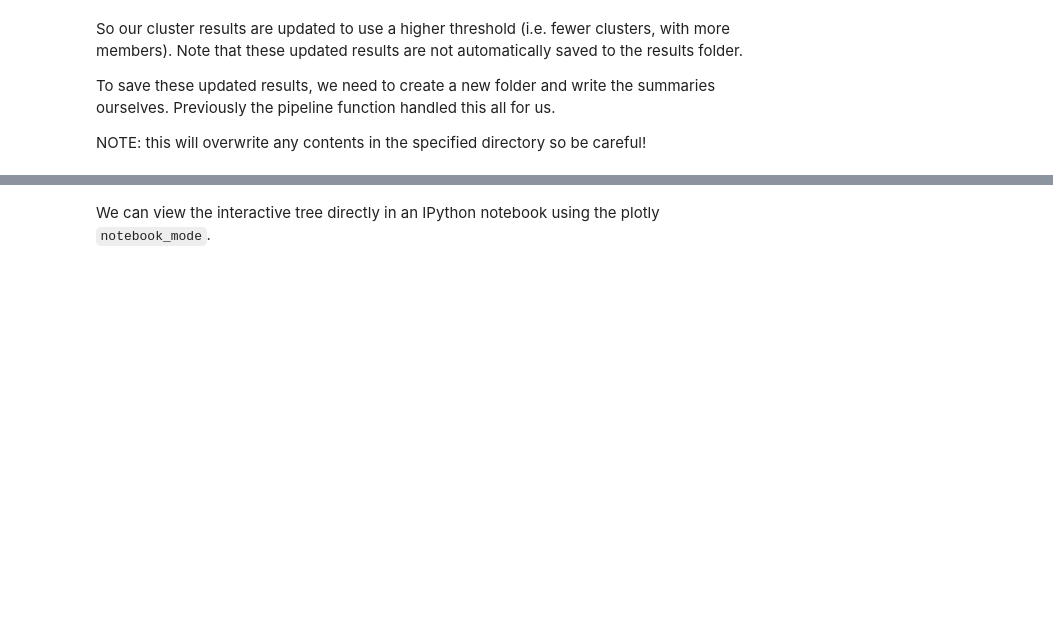
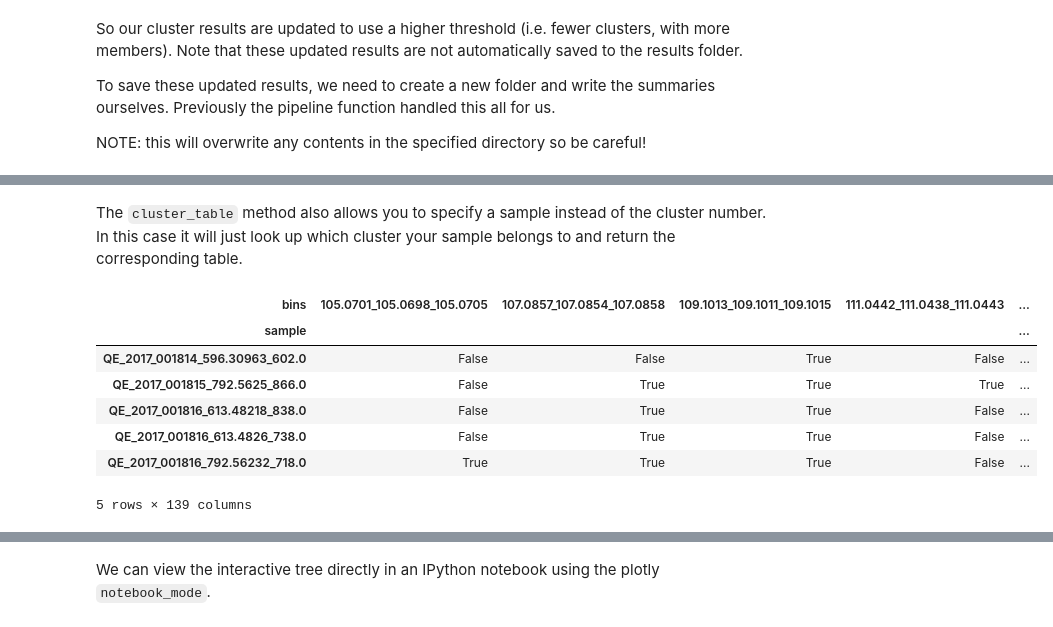
Before and after one commit to ccdmb/BioDendro, a Jupyter notebook: quick-start-example.ipynb, the cells around one changed output, grey strips where cells are left out. Saved outputs shown, nothing was run; the diff lists cells and outputs as text; code cells hidden in the pictures; blank space fills up the shorter version.

```diff
--- a/quick-start-example.ipynb
+++ b/quick-start-example.ipynb
@@ -89,0 +129,14 @@ tree.write_summaries(path="results")
+# %% [markdown]
+The `cluster_table` method also allows you to specify a sample instead of the cluster number.
+In this case it will just look up which cluster your sample belongs to and return the corresponding table.
+# %%
+tree.cluster_table(sample="QE_2017_001816_613.48218_838.0")
+# %% [output]
+| bins | 105.0701_105.0698_105.0705 | 107.0857_107.0854_107.0858 | 109.1013_109.1011_109.1015 | 111.0442_111.0438_111.0443 | ... |
+| sample |  |  |  |  | ... |
+| QE_2017_001814_596.30963_602.0 | False | False | True | False | ... |
+| QE_2017_001815_792.5625_866.0 | False | True | True | True | ... |
+| QE_2017_001816_613.48218_838.0 | False | True | True | False | ... |
+| QE_2017_001816_613.4826_738.0 | False | True | True | False | ... |
+| QE_2017_001816_792.56232_718.0 | True | True | True | False | ... |
+5 rows × 139 columns
```
Also changed, not shown: parts of 10 cells of this notebook, 1 other file.
